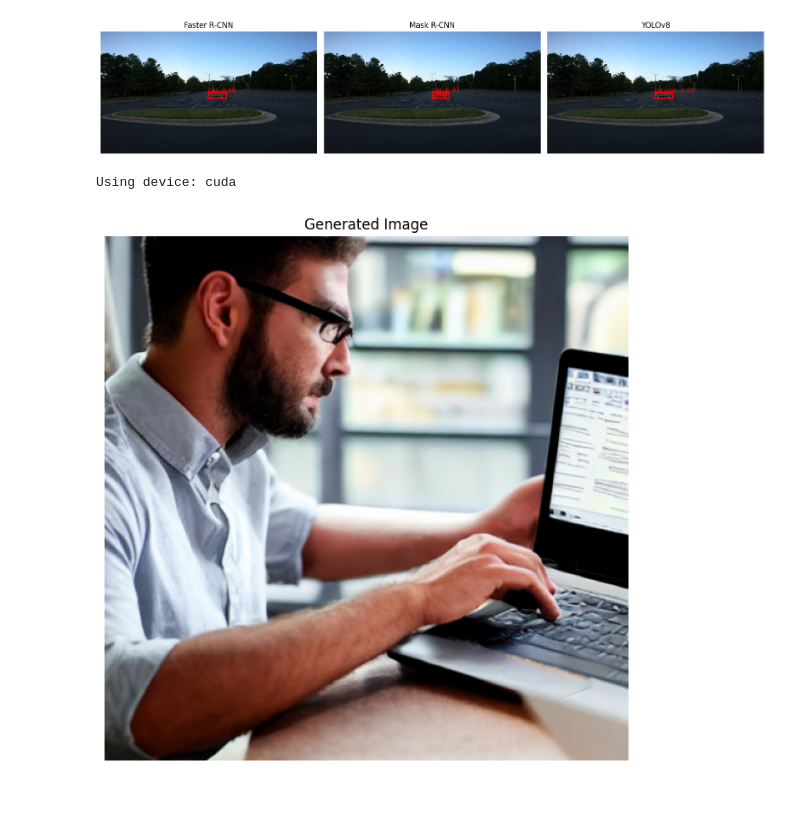
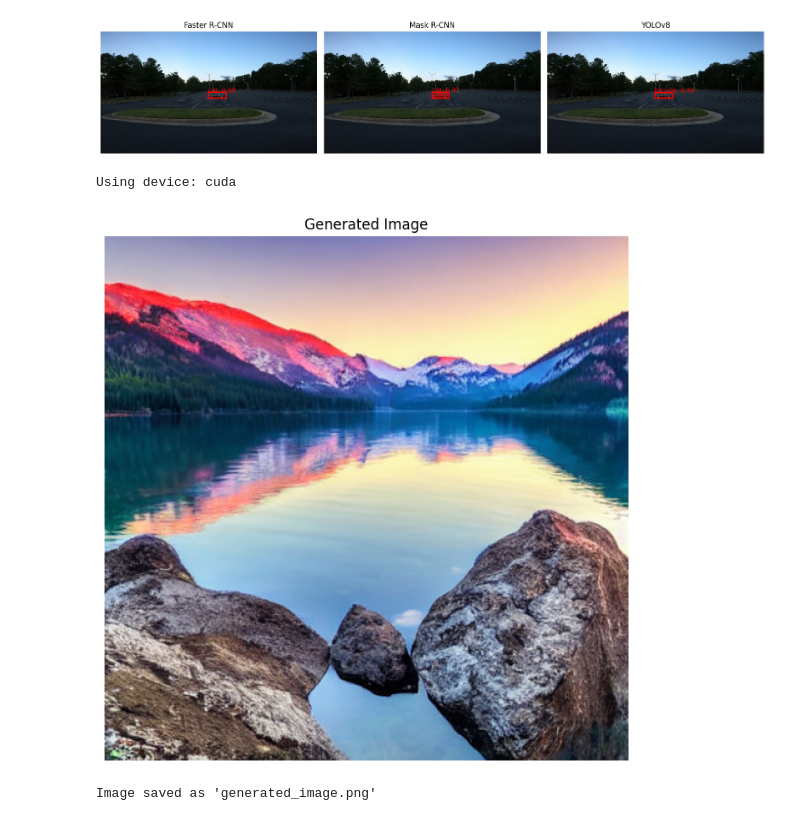
Before and after one commit to ariakhademi/computer_vision, a Jupyter notebook: computer_vision_practice.ipynb, the cells around one changed output. Cells and saved outputs as stored; diff of their text form; code cells hidden in the pictures.

Commit message:
fixed image generation

```diff
--- a/computer_vision_practice.ipynb
+++ b/computer_vision_practice.ipynb
@@ -439,35 +439,46 @@ YOLOv8: Detected bicycle (ID: 2), Confidence: 0.8580, Box: [     335.06      188
 # %%
 # Import necessary modules
 import torch
 from diffusers import StableDiffusionPipeline
-from IPython.display import Image as IPyImage
 import matplotlib.pyplot as plt
+from google.colab import files
 
-# Check if GPU is available
+# Check for GPU in Colab
 device = "cuda" if torch.cuda.is_available() else "cpu"
 print(f"Using device: {device}")
 
-# Load the pre-trained Stable Diffusion model
-model_id = "runwayml/stable-diffusion-v1-5"  # A popular pre-trained model
-pipe = StableDiffusionPipeline.from_pretrained(model_id, torch_dtype=torch.float16)
+# Load a pre-trained Stable Diffusion model (PyTorch-based)
+model_id = "runwayml/stable-diffusion-v1-5"
+pipe = StableDiffusionPipeline.from_pretrained(
+    model_id,
+    torch_dtype=torch.float16  # Use float16 for GPU efficiency
+)
 pipe = pipe.to(device)
 
-# Define a text prompt for image generation
-prompt = "A man working behind laptop and coding."
+# Define a text prompt
+prompt = "A serene lake surrounded by mountains at sunrise"
+negative_prompt = "blurry, low resolution"
 
 # Generate the image
 image = pipe(
     prompt,
+    negative_prompt=negative_prompt,
     num_inference_steps=50,
     guidance_scale=7.5
 ).images[0]
 
-# Display the generated image in Colab
+# Display the image
 plt.figure(figsize=(8, 8))
 plt.imshow(image)
 plt.axis("off")
 plt.title("Generated Image")
 plt.show()
+
+# Save and download the image
+image.save("generated_image.png")
+print("Image saved as 'generated_image.png'")
+files.download("generated_image.png")
 # %% [output]
 Using device: cuda
-[figure, old version]
+[figure, new version]
+Image saved as 'generated_image.png'
```
Also changed, not shown: parts of 1 cell of this notebook.
